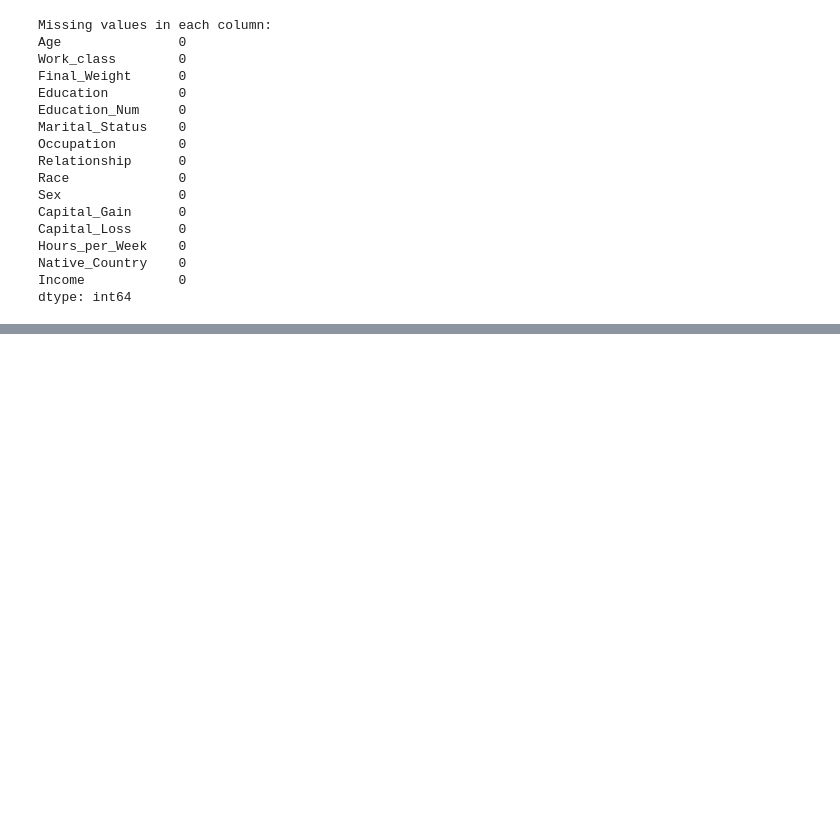
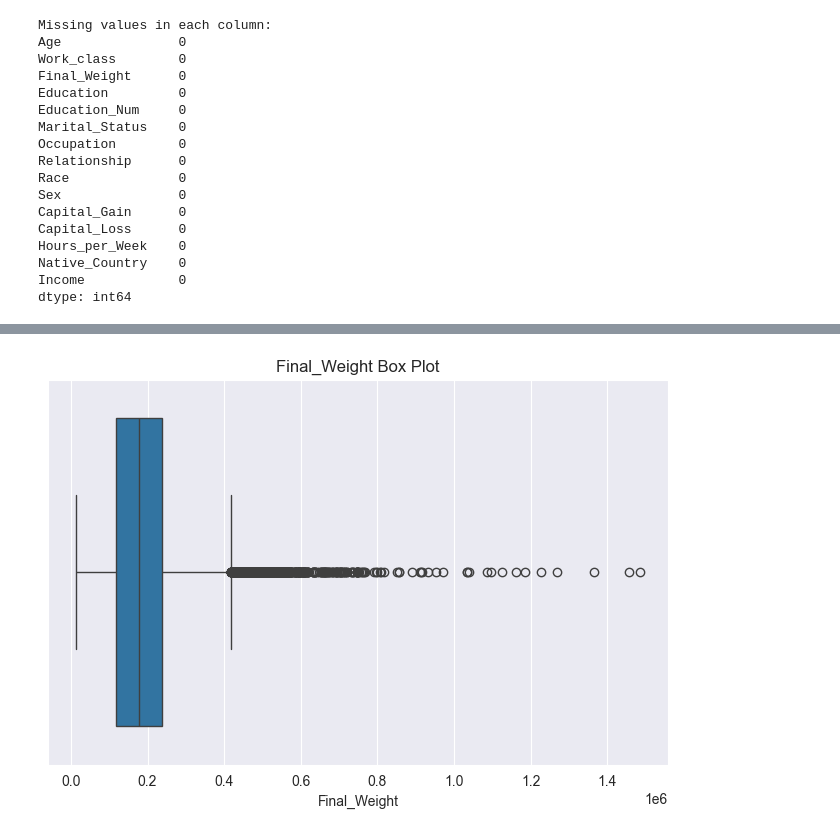
Before and after one commit to ShamalRthnayaka/Income-Prediction, a Jupyter notebook: DataPreprocessing.ipynb, the cells around one changed output, grey strips where cells are left out. Saved outputs shown, nothing was run; the diff lists cells and outputs as text; code cells hidden in the pictures; blank space fills up the shorter version.

```diff
--- a/DataPreprocessing.ipynb
+++ b/DataPreprocessing.ipynb
@@ -315,0 +316,8 @@ dtype: int64
+# %%
+# Create a box plot for the "Final_Weight" column
+plt.figure(figsize=(8, 5))
+sns.boxplot(x=adult_data["Final_Weight"])
+plt.title("Final_Weight Box Plot")
+plt.show()
+# %% [output]
+[figure, added]
```
Also changed, not shown: parts of 16 cells of this notebook.
